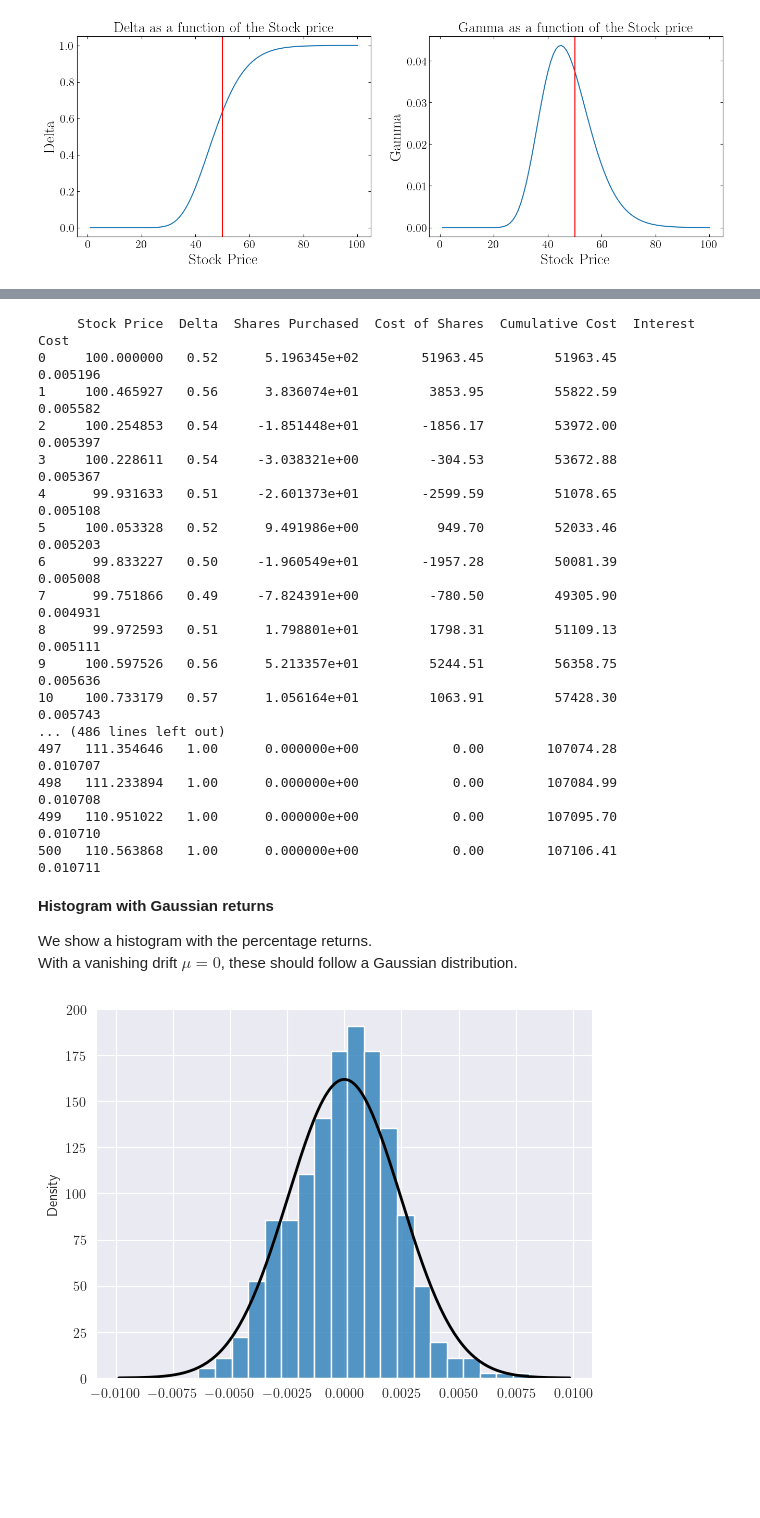
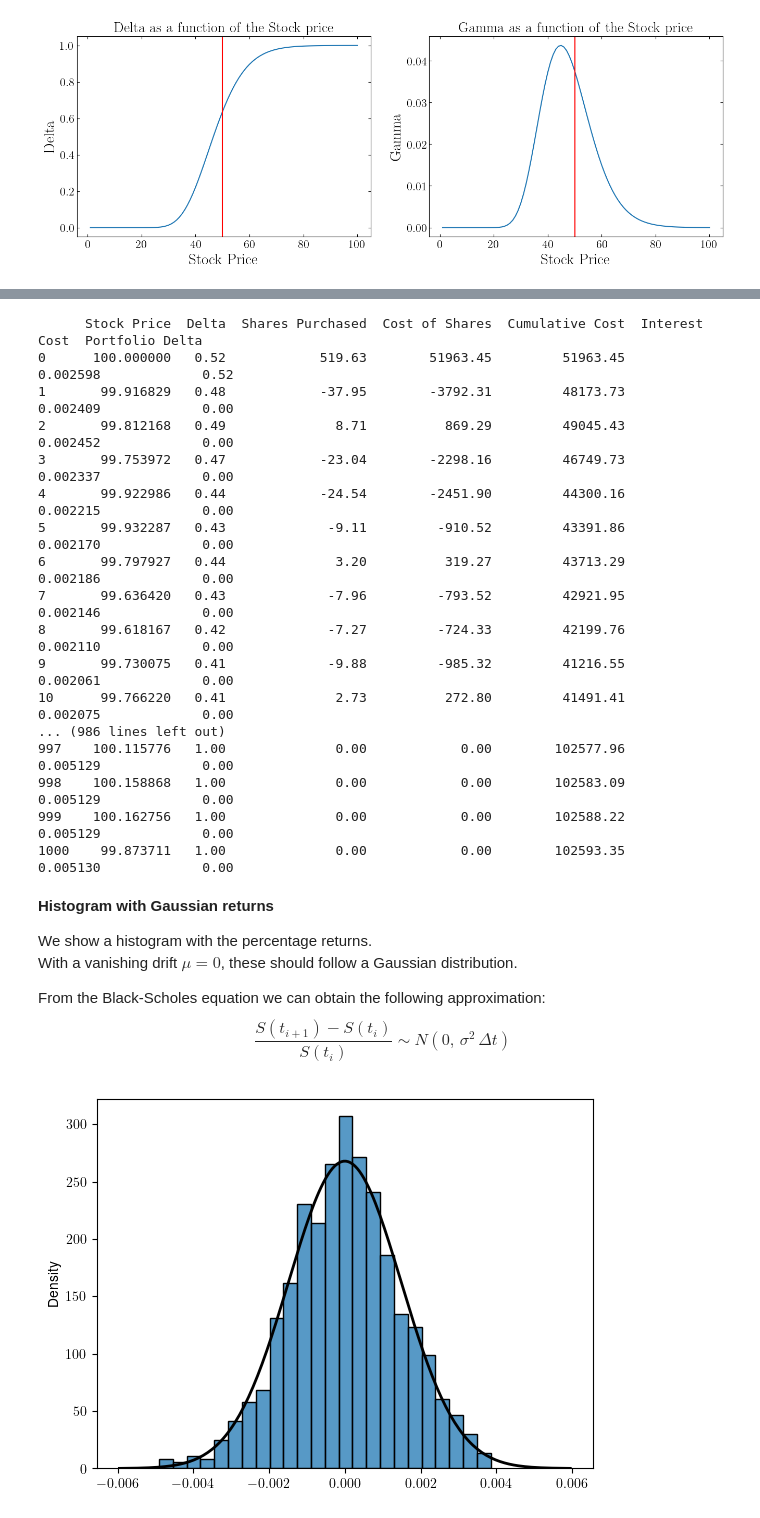
Before and after one commit to alexisdpc/Black-Scholes-and-Greeks, a Jupyter notebook: Greeks.ipynb, the cells around one changed output, grey strips where cells are left out. Saved outputs shown, nothing was run; the diff lists cells and outputs as text; code cells hidden in the pictures; blank space fills up the shorter version.

```diff
--- a/Greeks.ipynb
+++ b/Greeks.ipynb
@@ -41,13 +44,25 @@ sigma = 0.9/365.0                    # Variance of the variance
 S0 = 100.0                           # Initial condition for the stock price
 eps = 1.e-8                          # This is to avoid divergences
 
-steps = 500
+steps = 1000
 ti = 0
 tf = 365
 dt = (tf-ti)/steps
 time = np.linspace(ti, tf, steps+1)
 # %%
 def BlackScholes(paths, mu, sigma, S0):
+
+    """Simulates Stock prices using the Black-Scholes model
+
+    Arguments:
+        paths: The number of paths that will be generated
+        mu: Drift of stock price
+        sigma: Standard deviation of the standard deviation
+        S0: Initial condition for the stock price
+
+    Returns:
+        S: the stock price at each point in time.
+    """
 
     # We initialize the vector
     S = np.zeros((paths,steps+1))
@@ -258,73 +273,86 @@ where $\mu$ is the drift coefficient and $\sigma^2$ corresponds to the volatilit
 # =============== Hedging a Short Call with Long Stock ===========================
 
 # Stock price and Delta have been computed above
-# Para,eters:
+# Parameters:
 N = 1000
 d = del1
 St = S[0,:]
 r = mu
 
-# We determine the Initial Position
+# We set the Initial Position
 n_shares = [d[0]*N]
 cost_of_shares = [n_shares[0]*S0]
 cumulative_cost = [n_shares[0]*S0]
 interest_cost = [cumulative_cost[0]*r*dt]
+delta_pfolio = [d[0]]
+shares_owned = d[0]*N
 
-# Rebalancing
+# Portfolio rebalancing
 for i in range(1, len(d)):
     diff = d[i] - d[i-1]
     n_shares.append(diff*N)
     cost_of_shares.append(n_shares[i]*St[i])
     cumulative_cost.append(cost_of_shares[i] + cumulative_cost[i-1] + interest_cost[i-1])
     interest_cost.append(cumulative_cost[i]*r*dt)
+    shares_owned += diff*N
+    delta_pfolio.append(-d[i]*N + shares_owned)
 
-df = pd.DataFrame({'Stock Price':St, 'Delta':np.round(d, 2),'Shares Purchased':np.array(n_shares),
+df = pd.DataFrame({'Stock Price':St, 'Delta':np.round(d, 2),
+                    'Shares Purchased': np.round(np.array(n_shares),2),
                     'Cost of Shares':np.round(np.array(cost_of_shares),2),
                     'Cumulative Cost':np.round(np.array(cumulative_cost),2),
-                    'Interest Cost':np.array(interest_cost)/1000})
+                    'Interest Cost': np.array(interest_cost)/1000,
+                    'Portfolio Delta': np.round(np.array(delta_pfolio),3)})
 
 print(df.to_string())
 # %% [output]
-     Stock Price  Delta  Shares Purchased  Cost of Shares  Cumulative Cost  Interest Cost
-0     100.000000   0.52      5.196345e+02        51963.45         51963.45       0.005196
-1     100.465927   0.56      3.836074e+01         3853.95         55822.59       0.005582
-2     100.254853   0.54     -1.851448e+01        -1856.17         53972.00       0.005397
-3     100.228611   0.54     -3.038321e+00         -304.53         53672.88       0.005367
-4      99.931633   0.51     -2.601373e+01        -2599.59         51078.65       0.005108
-5     100.053328   0.52      9.491986e+00          949.70         52033.46       0.005203
-6      99.833227   0.50     -1.960549e+01        -1957.28         50081.39       0.005008
-7      99.751866   0.49     -7.824391e+00         -780.50         49305.90       0.004931
-8      99.972593   0.51      1.798801e+01         1798.31         51109.13       0.005111
-9     100.597526   0.56      5.213357e+01         5244.51         56358.75       0.005636
-10    100.733179   0.57      1.056164e+01         1063.91         57428.30       0.005743
-... (486 lines left out)
-497   111.354646   1.00      0.000000e+00            0.00        107074.28       0.010707
-498   111.233894   1.00      0.000000e+00            0.00        107084.99       0.010708
-499   110.951022   1.00      0.000000e+00            0.00        107095.70       0.010710
-500   110.563868   1.00      0.000000e+00            0.00        107106.41       0.010711
+      Stock Price  Delta  Shares Purchased  Cost of Shares  Cumulative Cost  Interest Cost  Portfolio Delta
+0      100.000000   0.52            519.63        51963.45         51963.45       0.002598             0.52
+1       99.916829   0.48            -37.95        -3792.31         48173.73       0.002409             0.00
+2       99.812168   0.49              8.71          869.29         49045.43       0.002452             0.00
+3       99.753972   0.47            -23.04        -2298.16         46749.73       0.002337             0.00
+4       99.922986   0.44            -24.54        -2451.90         44300.16       0.002215             0.00
+5       99.932287   0.43             -9.11         -910.52         43391.86       0.002170             0.00
+6       99.797927   0.44              3.20          319.27         43713.29       0.002186             0.00
+7       99.636420   0.43             -7.96         -793.52         42921.95       0.002146             0.00
+8       99.618167   0.42             -7.27         -724.33         42199.76       0.002110             0.00
+9       99.730075   0.41             -9.88         -985.32         41216.55       0.002061             0.00
+10      99.766220   0.41              2.73          272.80         41491.41       0.002075             0.00
+... (986 lines left out)
+997    100.115776   1.00              0.00            0.00        102577.96       0.005129             0.00
+998    100.158868   1.00              0.00            0.00        102583.09       0.005129             0.00
+999    100.162756   1.00              0.00            0.00        102588.22       0.005129             0.00
+1000    99.873711   1.00              0.00            0.00        102593.35       0.005130             0.00
 # %% [markdown]
 **Histogram with Gaussian returns**
 
 We show a histogram with the percentage returns.\
 With a vanishing drift $\mu=0$, these should follow a Gaussian distribution.
+
+From the Black-Scholes equation we can obtain the following approximation:
+$$ \frac{S(t_{i+1})-S(t_i)}{S(t_i)} \sim N(0, \, \sigma^2 \, \Delta t)$$
 # %%
+import seaborn as sns
+
 # We generate different Stock paths with the same input parameters
-mu = 0
-S = BlackScholes(paths, mu, sigma, S0)
+mu_0 = 0
+S = BlackScholes(paths, mu_0, sigma, S0)
 
 def normal(mean, std, color="black"):
     '''Plot a Normal distribution with mean = mean and standard deviation = std'''
     x = np.linspace(mean-4*std, mean+4*std, 200)
     p = ss.norm.pdf(x, mean, std)
     z = plt.plot(x, p, color, linewidth=2)
 
 # We calculate the percentage returns
 price_diff = []
 for i in range(len(S[0,:])-1):
     price_diff.append((S[0,i+1]-S[0,i])/S[0,i])
 
+
 # Plot the Normal distribution on top of the Histogram
 ax = sns.histplot(x=price_diff, stat="density")
-normal(mu, sigma)
+std_dev = sigma*np.sqrt(dt)
+normal(mu_0, std_dev)
 # %% [output]
-[figure, old version]
+[figure, new version]
```
Also changed, not shown: parts of 5 cells of this notebook.
